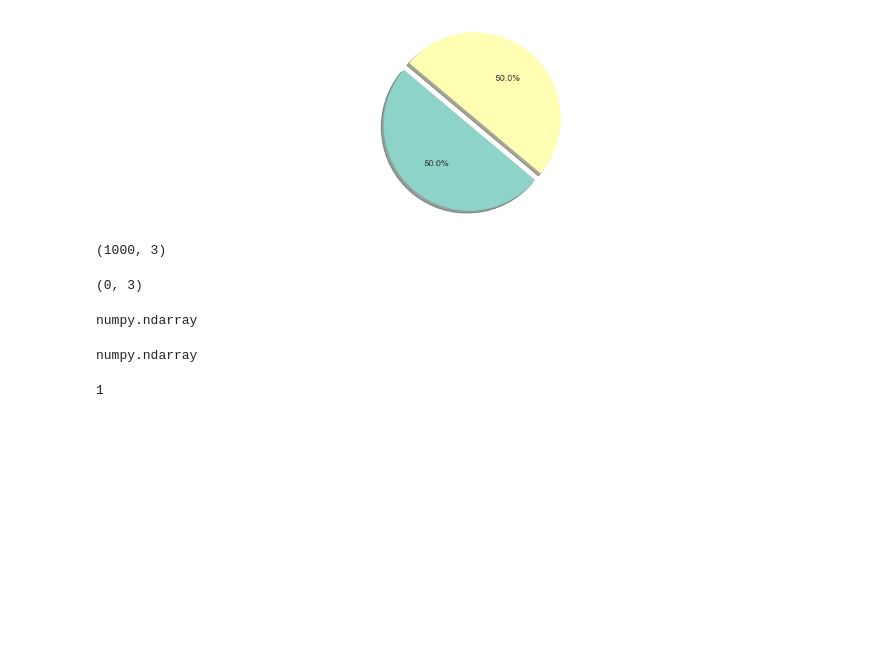
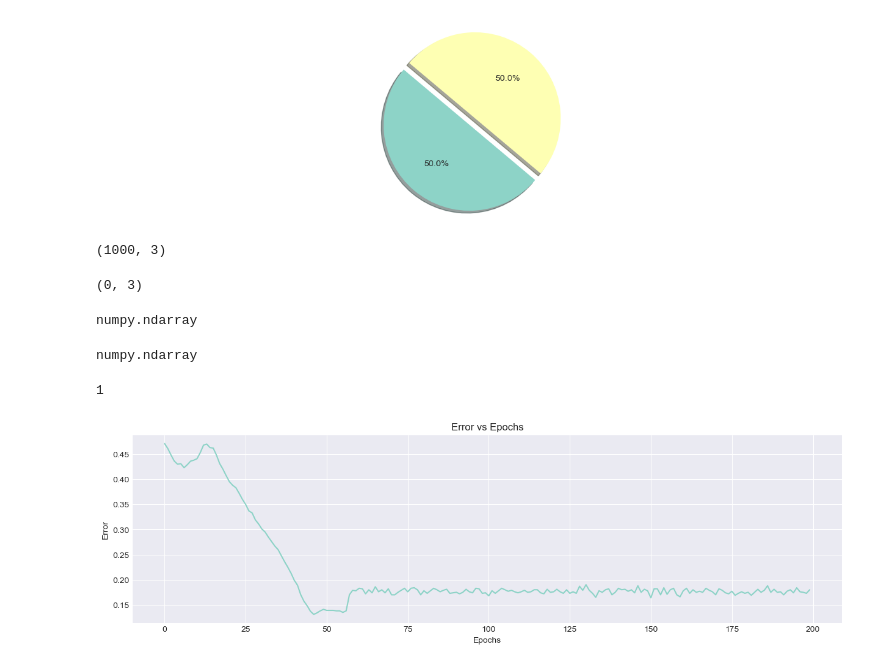
Before and after one commit to sngrajesh/DeepLearningAndNeuralNetworks, a Jupyter notebook: Day02/L02_single_layer_network.ipynb, the cells around one changed output. Saved outputs shown, nothing was run; the diff lists cells and outputs as text; code cells hidden in the pictures; blank space fills up the shorter version.

```diff
--- a/Day02/L02_single_layer_network.ipynb
+++ b/Day02/L02_single_layer_network.ipynb
@@ -108,6 +110,13 @@ numpy.ndarray
 def predict(row, wgts):
     """
     Make a prediction based on the given row and weights.
+
+    z = wgts[0] + row[i] * wgts[i+1] + ... + row[n] * wgts[n+1]
+            ^               ^                  ^
+            bias        first weight        nth weight
+
+    if z >= 0 then predict 1
+    else predict 0
 
     Args:
         row (array): all the values in the row
@@ -125,6 +134,8 @@ def predict(row, wgts):
     return 1 if z >= 0 else 0
 
 
+
+# Unit test
 predict(
     df.loc[0].values,
     np.array([0.5, 0.3, 0.2])
@@ -138,9 +149,10 @@ rng = np.random.default_rng(seed=RANDOM_STATE)
 
 def train_weights(train, aplha, n_epochs):
     """
-    This is the training function for the neural network. without using any activation function
-    ∂Loss(a,y)/∂z = a - y   => ∂z = dz
-    ∂Loss(a,y)/∂w = a - y   => ∂w = dw
+    The training function for the neural network without using any activation function
+
+    ∂Loss(a,y)/∂z   = a - y       => ∂z = dz
+    ∂Loss(a,y)/∂w   = Xₙ(a - y)   => ∂w = dw
 
     Args:
         train (array): all the feature variables
@@ -159,4 +171,28 @@ def train_weights(train, aplha, n_epochs):
         sum_error = 0.0
         for row in train:
             prediction = predict(row, weights)
-            dz = prediction- row[-1]
+
+            dz = prediction - row[-1]
+
+            sum_error += (prediction - row[-1])**2
+
+            weights[0] += -aplha * dz/m
+
+            for i in range(len(row)-1):
+                weights[i+1] += -aplha * dz * row[i]/m      # wᵢ = wᵢ + α(y − ŷ)*xᵢ
+
+        errors.append(sum_error/m)
+        # print(f"Epoch {epoch+1} Error: {sum_error/m}")
+
+    return errors, weights
+# %%
+errors, weights = train_weights(data_train,ALPHA,EPOCHS)
+
+fig, ax = plt.subplots()
+ax.plot(errors)
+ax.set_xlabel('Epochs')
+ax.set_ylabel('Error')
+ax.set_title('Error vs Epochs')
+plt.show()
+# %% [output]
+[figure, added]
```
Also changed, not shown: parts of 5 cells of this notebook.
